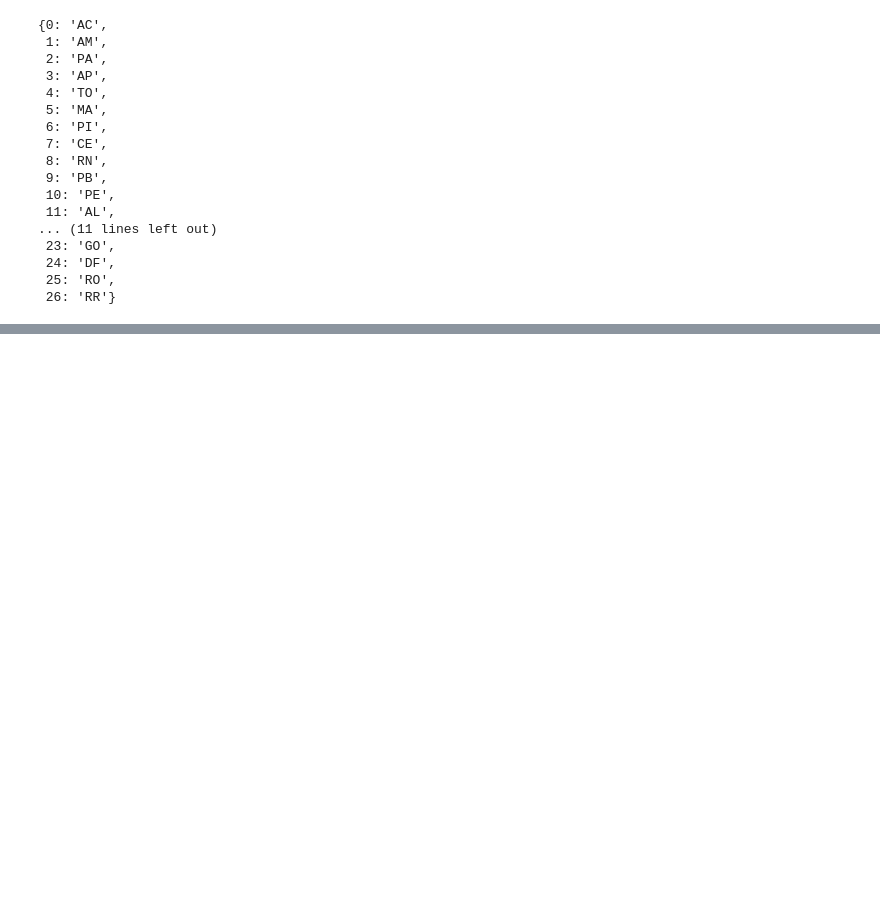
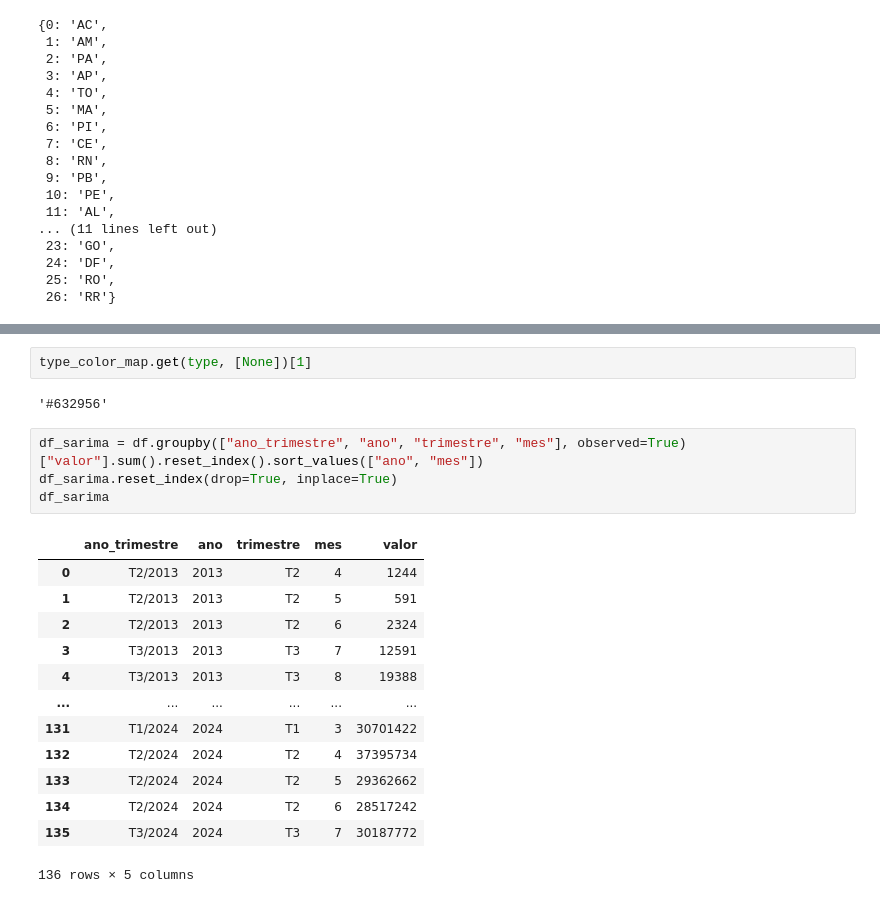
Before and after one commit to ecosustain/Info-APS, a Jupyter notebook: painel/teste.ipynb, the cells around one changed output, grey strips where cells are left out. Drawn from its saved outputs; the diff is of its cells as text; blank space fills up the shorter version.

```diff
--- a/painel/teste.ipynb
+++ b/painel/teste.ipynb
@@ -266,0 +870,22 @@ estados_indices
+# %%
+type_color_map.get(type, [None])[1]
+# %% [output]
+'#632956'
+# %%
+df_sarima = df.groupby(["ano_trimestre", "ano", "trimestre", "mes"], observed=True)["valor"].sum().reset_index().sort_values(["ano", "mes"])
+df_sarima.reset_index(drop=True, inplace=True)
+df_sarima
+# %% [output]
+|  | ano_trimestre | ano | trimestre | mes | valor |
+| 0 | T2/2013 | 2013 | T2 | 4 | 1244 |
+| 1 | T2/2013 | 2013 | T2 | 5 | 591 |
+| 2 | T2/2013 | 2013 | T2 | 6 | 2324 |
+| 3 | T3/2013 | 2013 | T3 | 7 | 12591 |
+| 4 | T3/2013 | 2013 | T3 | 8 | 19388 |
+| ... | ... | ... | ... | ... | ... |
+| 131 | T1/2024 | 2024 | T1 | 3 | 30701422 |
+| 132 | T2/2024 | 2024 | T2 | 4 | 37395734 |
+| 133 | T2/2024 | 2024 | T2 | 5 | 29362662 |
+| 134 | T2/2024 | 2024 | T2 | 6 | 28517242 |
+| 135 | T3/2024 | 2024 | T3 | 7 | 30187772 |
+136 rows × 5 columns
```
Also changed, not shown: parts of 17 cells of this notebook, 2 other files.
